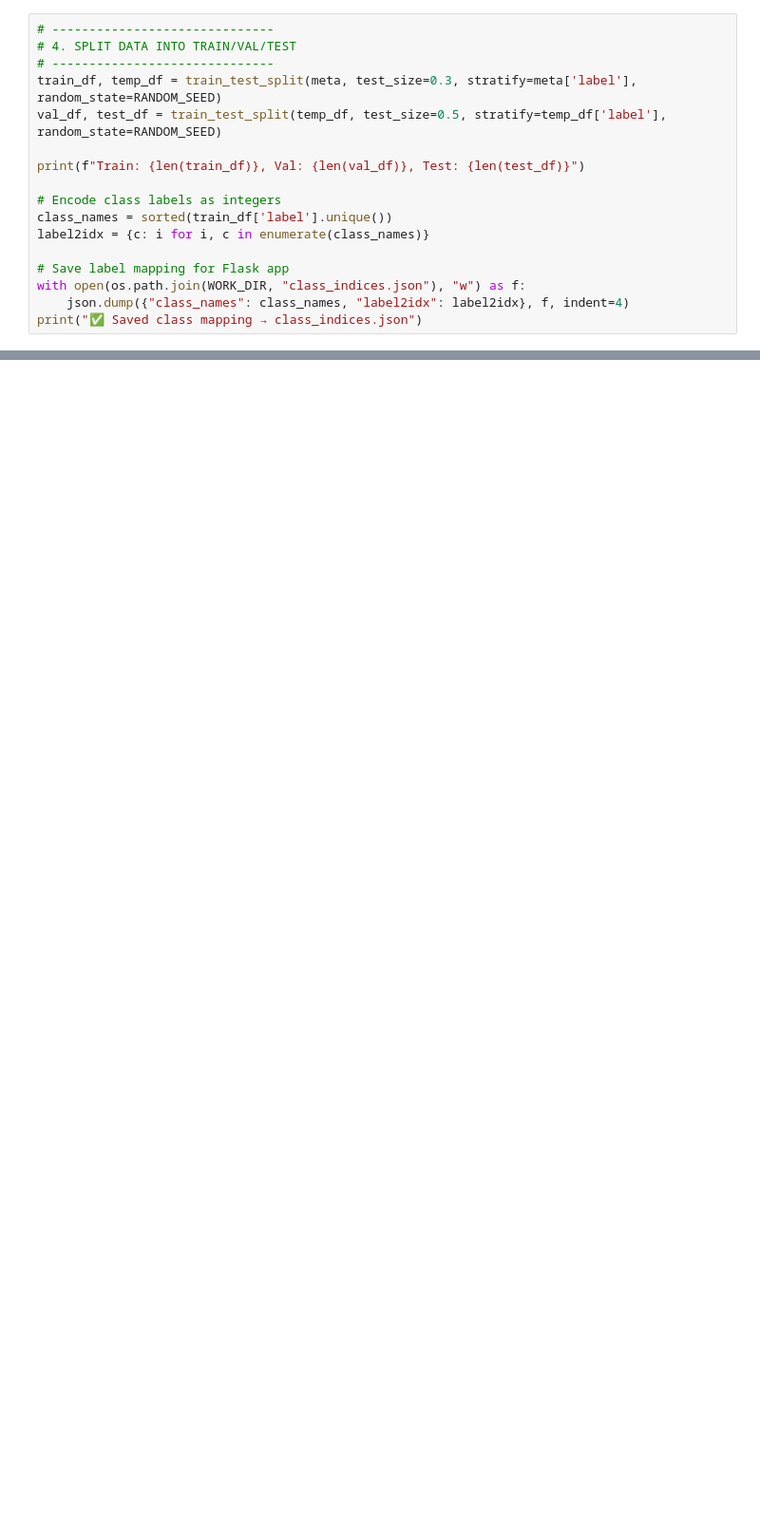
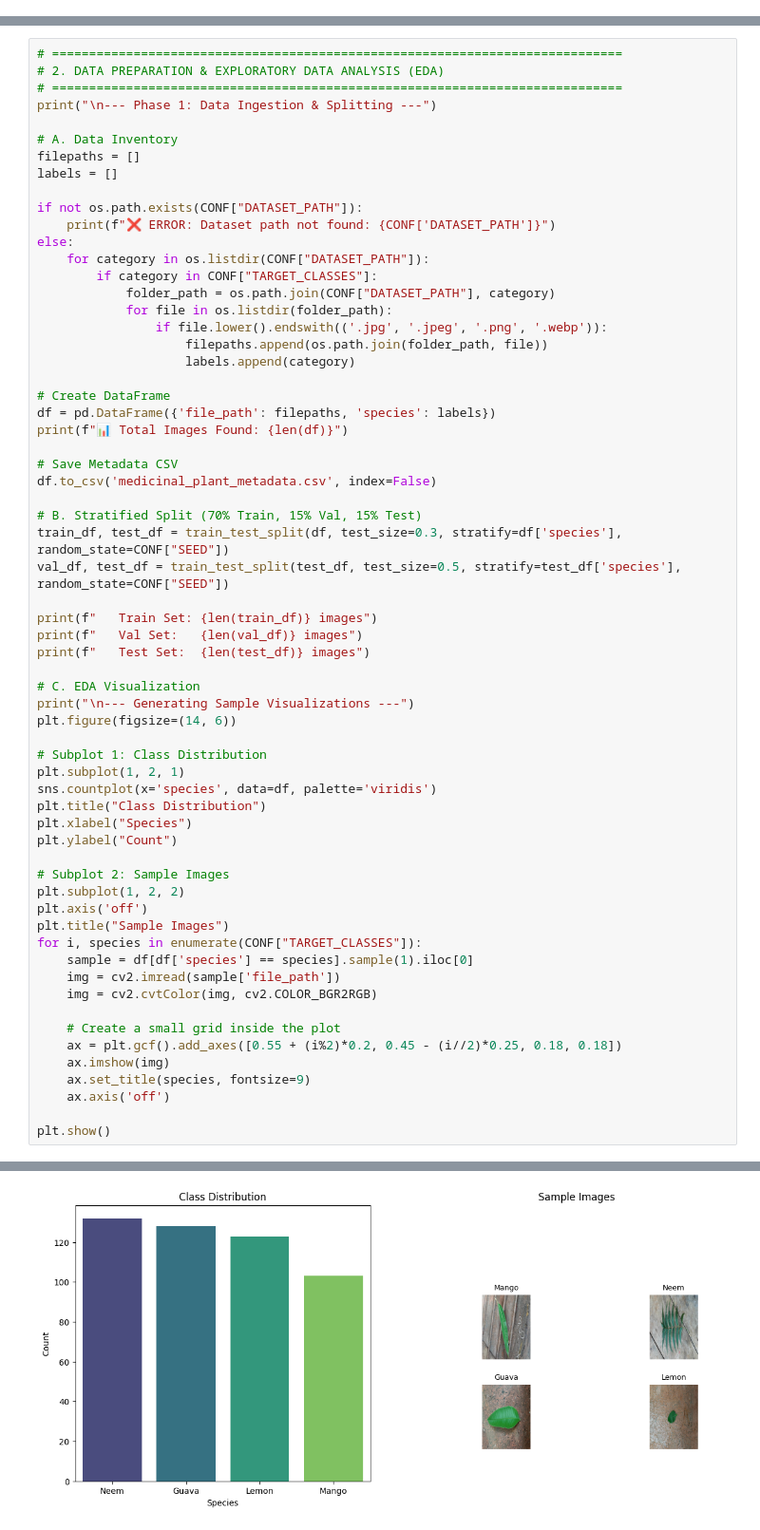
Before and after one commit to nyiel/DeepLearning_TeamProject, a Jupyter notebook: Notebook/dl-model-final.ipynb, the cells around one changed output, grey strips where cells are left out. Shown at 95% size. Saved outputs shown, nothing was run; the diff lists cells and outputs as text; blank space fills up the shorter version.

```diff
--- a/Notebook/dl-model-final.ipynb
+++ b/Notebook/dl-model-final.ipynb
@@ -89,17 +50,0 @@ print(f"📸 Total images found: {len(meta)}")
-# %%
-# ------------------------------
-# 4. SPLIT DATA INTO TRAIN/VAL/TEST
-# ------------------------------
-train_df, temp_df = train_test_split(meta, test_size=0.3, stratify=meta['label'], random_state=RANDOM_SEED)
-val_df, test_df = train_test_split(temp_df, test_size=0.5, stratify=temp_df['label'], random_state=RANDOM_SEED)
-
-print(f"Train: {len(train_df)}, Val: {len(val_df)}, Test: {len(test_df)}")
-
-# Encode class labels as integers
-class_names = sorted(train_df['label'].unique())
-label2idx = {c: i for i, c in enumerate(class_names)}
-
-# Save label mapping for Flask app
-with open(os.path.join(WORK_DIR, "class_indices.json"), "w") as f:
-    json.dump({"class_names": class_names, "label2idx": label2idx}, f, indent=4)
-print("✅ Saved class mapping → class_indices.json")
@@ -357,0 +51,64 @@ weighted avg       0.92      0.92      0.92        73
+# %%
+# =============================================================================
+# 2. DATA PREPARATION & EXPLORATORY DATA ANALYSIS (EDA)
+# =============================================================================
+print("\n--- Phase 1: Data Ingestion & Splitting ---")
+
+# A. Data Inventory
+filepaths = []
+labels = []
+
+if not os.path.exists(CONF["DATASET_PATH"]):
+    print(f"❌ ERROR: Dataset path not found: {CONF['DATASET_PATH']}")
+else:
+    for category in os.listdir(CONF["DATASET_PATH"]):
+        if category in CONF["TARGET_CLASSES"]:
+            folder_path = os.path.join(CONF["DATASET_PATH"], category)
+            for file in os.listdir(folder_path):
+                if file.lower().endswith(('.jpg', '.jpeg', '.png', '.webp')):
+                    filepaths.append(os.path.join(folder_path, file))
+                    labels.append(category)
+
+# Create DataFrame
+df = pd.DataFrame({'file_path': filepaths, 'species': labels})
+print(f"📊 Total Images Found: {len(df)}")
+
+# Save Metadata CSV
+df.to_csv('medicinal_plant_metadata.csv', index=False)
+
+# B. Stratified Split (70% Train, 15% Val, 15% Test)
+train_df, test_df = train_test_split(df, test_size=0.3, stratify=df['species'], random_state=CONF["SEED"])
+val_df, test_df = train_test_split(test_df, test_size=0.5, stratify=test_df['species'], random_state=CONF["SEED"])
+
+print(f"   Train Set: {len(train_df)} images")
+print(f"   Val Set:   {len(val_df)} images")
+print(f"   Test Set:  {len(test_df)} images")
+
+# C. EDA Visualization
+print("\n--- Generating Sample Visualizations ---")
+plt.figure(figsize=(14, 6))
+
+# Subplot 1: Class Distribution
+plt.subplot(1, 2, 1)
+sns.countplot(x='species', data=df, palette='viridis')
+plt.title("Class Distribution")
+plt.xlabel("Species")
+plt.ylabel("Count")
+
+# Subplot 2: Sample Images
+plt.subplot(1, 2, 2)
+plt.axis('off')
+plt.title("Sample Images")
+for i, species in enumerate(CONF["TARGET_CLASSES"]):
+    sample = df[df['species'] == species].sample(1).iloc[0]
+    img = cv2.imread(sample['file_path'])
+    img = cv2.cvtColor(img, cv2.COLOR_BGR2RGB)
+
+    # Create a small grid inside the plot
+    ax = plt.gcf().add_axes([0.55 + (i%2)*0.2, 0.45 - (i//2)*0.25, 0.18, 0.18])
+    ax.imshow(img)
+    ax.set_title(species, fontsize=9)
+    ax.axis('off')
+
+plt.show()
+# %% [output]
@@ -357,0 +122 @@ weighted avg       0.92      0.92      0.92        73
+[figure, added]
```
Also changed, not shown: parts of 14 cells of this notebook.
